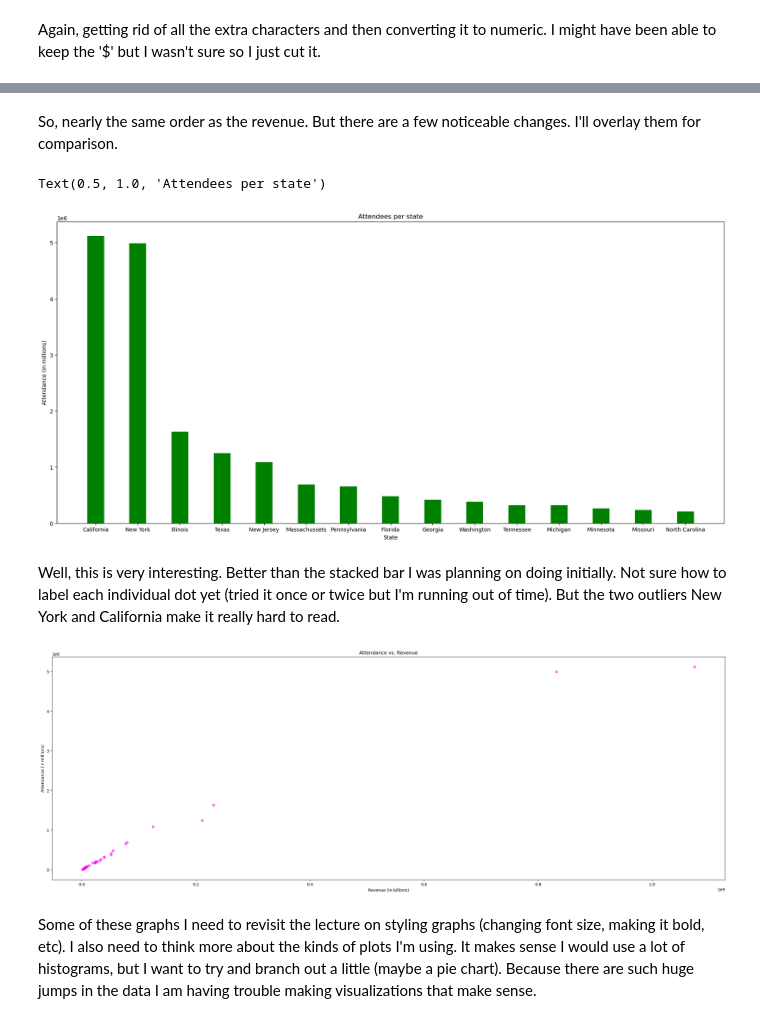
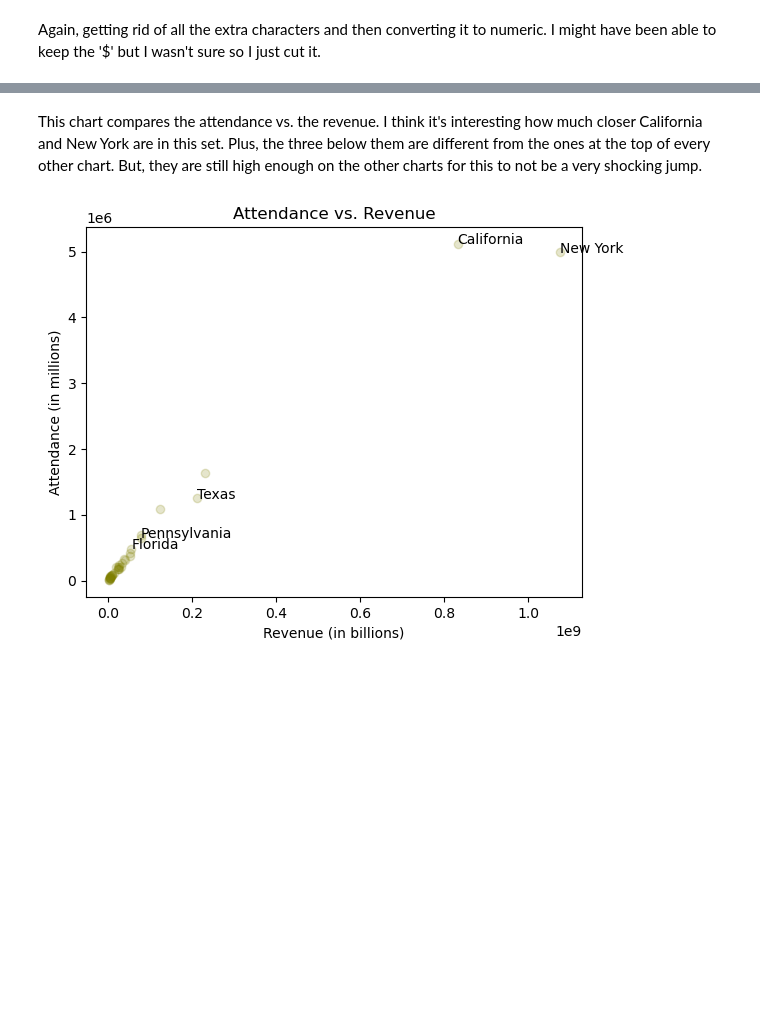
Before and after one commit to cbauer21kent/data-emat, a Jupyter notebook: Bauer_Final_Report.ipynb, the cells around one changed output, grey strips where cells are left out. Drawn from its saved outputs; the diff is of its cells as text; code cells hidden in the pictures; blank space fills up the shorter version.

```diff
--- a/Bauer_Final_Report.ipynb
+++ b/Bauer_Final_Report.ipynb
@@ -343,5 +237,5 @@ Really funky way of finally merging all of the dataframes together
 # %%
-tours_merged_df = pd.merge(pd.merge(pd.merge(pd.merge(pd.merge(hs_merged, ej_tours, how = 'outer'), divide_merged, how='outer'), coldplay_merged, how = 'outer'), u2_tour_df, how = 'outer'), eras_tour_merged, how = 'outer')
+tours_merged_df = pd.concat([divide_merged, coldplay_merged, u2_tour_df, eras_tour_merged, hs_merged, ej_tours])
 tours_merged_df.head()
 # %% [output]
 |  | Date | City | Country | Venue | Attendance | Revenue | Artist |
@@ -519,3 +320,3 @@ Creating a dataframe that counts the instances of each state appearing in the da
 # %%
-state_count_df = tours_merged_df['State'].value_counts().rename_axis('State').reset_index(name='Count')
-# state_count_df
+state_count_df = tours_merged_df['State'].value_counts().rename_axis('State').reset_index(name='State Num')
+state_count_df.head(3)
@@ -548,3 +340,3 @@ Using that dataframe, we count the number of times that each state appears, ther
 # %%
-num_cities_count_df = unique_cities['State'].value_counts().rename_axis('State').reset_index(name='Count')
+num_cities_count_df = unique_cities['State'].value_counts().rename_axis('State').reset_index(name='Cities Num')
 # num_cities_count_df
@@ -567,0 +356,3 @@ So, this is nearly unreadable because of how large it is. But trying to mask the
+# %%
+analysis_df = pd.merge(pd.merge(pd.merge(state_count_df, num_cities_count_df, how = 'inner'), state_att_df, how = 'inner'), state_rev_df, how = 'inner')
+# cities_states_merged
@@ -613,25 +403,14 @@ state_att_df = state_att_df.sort_values(by='Attendance', ascending = False)
-# %% [markdown]
-So, nearly the same order as the revenue. But there are a few noticeable changes. I'll overlay them for comparison.
-# %%
-fig5, ax5 = plt.subplots(figsize = (22,10))
-ax5.bar(state_att_df['State'].head(15), state_att_df['Attendance'].head(15), color ='green', width = 0.4)
-ax5.set_ylabel('Attendance (in millions)')
-ax5.set_xlabel('State')
-ax5.set_title("Attendees per state")
-# %% [output]
-Text(0.5, 1.0, 'Attendees per state')
-[figure, removed]
 # %% [markdown]
-Well, this is very interesting. Better than the stacked bar I was planning on doing initially. Not sure how to label each individual dot yet (tried it once or twice but I'm running out of time). But the two outliers New York and California make it really hard to read.
+This chart compares the attendance vs. the revenue. I think it's interesting how much closer California and New York are in this set. Plus, the three below them are different from the ones at the top of every other chart. But, they are still high enough on the other charts for this to not be a very shocking jump.
 # %%
-fig3, ax3 = plt.subplots(figsize = (30, 10))
-ax3.scatter(state_rev_df['Revenue'], state_att_df['Attendance'], alpha = 0.5, color = 'magenta')
+fig4, ax4 = plt.subplots()
+ax4.scatter(analysis_df['Revenue'], analysis_df['Attendance'], alpha = 0.2, color = 'olive')
 
-ax3.set_xlabel('Revenue (in billions)')
-ax3.set_ylabel('Attendance (in millions)')
-ax3.set_title ('Attendance vs. Revenue')
+ax4.set_xlabel('Revenue (in billions)')
+ax4.set_ylabel('Attendance (in millions)')
+ax4.set_title ('Attendance vs. Revenue')
+
+analysis_df[['Revenue', 'Attendance', 'State']].head(5).apply(lambda x: ax4.text(*x),axis=1)
 plt.show()
 # %% [output]
-[figure, old version]
+[figure, new version]
-# %% [markdown]
-Some of these graphs I need to revisit the lecture on styling graphs (changing font size, making it bold, etc). I also need to think more about the kinds of plots I'm using. It makes sense I would use a lot of histograms, but I want to try and branch out a little (maybe a pie chart). Because there are such huge jumps in the data I am having trouble making visualizations that make sense.
```
Also changed, not shown: parts of 154 cells of this notebook.
